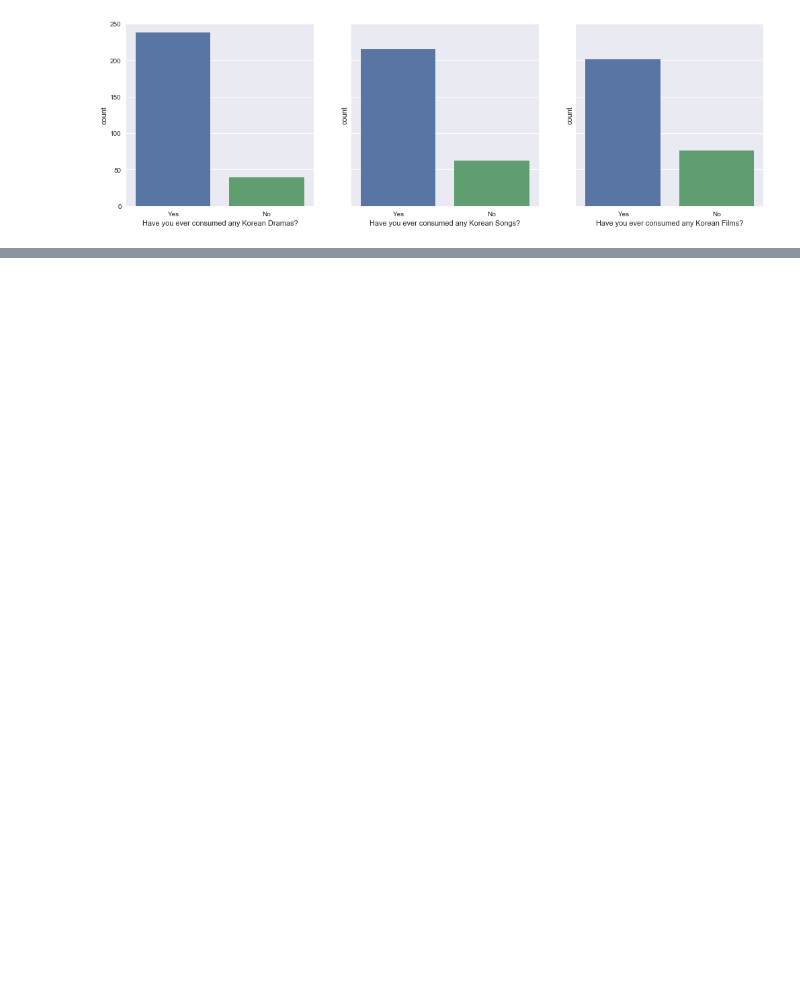
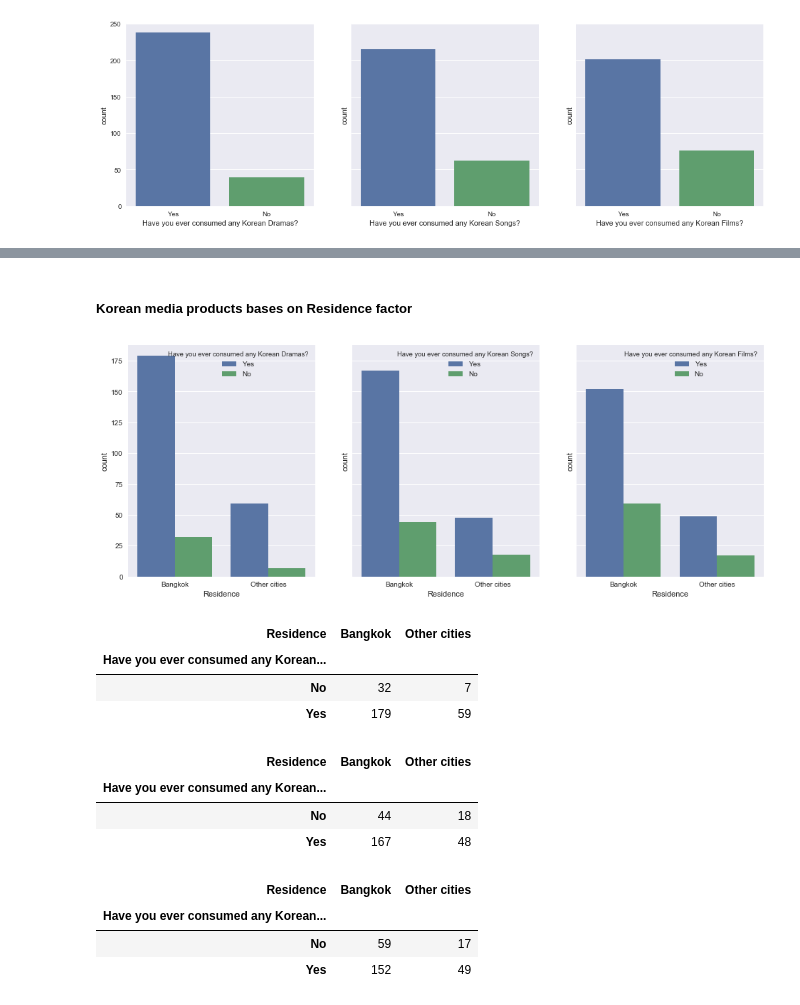
Before and after one commit to deartanapol10/Madmee-Final-Project, a Jupyter notebook: The Relation Between The Rise of Korean Wave (Hallyu) in Thailand and Thai People’s Attitude and Tendency in Visiting South Korea.ipynb, the cells around one changed output, grey strips where cells are left out. Drawn from its saved outputs; the diff is of its cells as text; code cells hidden in the pictures; blank space fills up the shorter version.

```diff
--- a/The Relation Between The Rise of Korean Wave (Hallyu) in Thailand and Thai People’s Attitude and Tendency in Visiting South Korea.ipynb
+++ b/The Relation Between The Rise of Korean Wave (Hallyu) in Thailand and Thai People’s Attitude and Tendency in Visiting South Korea.ipynb
@@ -205,0 +254,30 @@ sns.countplot(x=data.iloc[:, 5], data=data, ax=ax3);
+# %% [markdown]
+##### Korean media products bases on Residence factor
+# %%
+f, (ax1, ax2, ax3) = plt.subplots(1, 3, figsize=(16, 6), sharey=True);
+sns.countplot(x=data.iloc[:, 2], hue=data.iloc[:, 3], data=data, ax=ax1);
+sns.countplot(x=data.iloc[:, 2], hue=data.iloc[:, 4], data=data, ax=ax2);
+sns.countplot(x=data.iloc[:, 2], hue=data.iloc[:, 5], data=data, ax=ax3);
+# %% [output]
+[figure, added]
+# %%
+data.groupby(['Have you ever consumed any Korean Dramas?', 'Residence']).size().unstack()
+# %% [output]
+| Residence | Bangkok | Other cities |
+| Have you ever consumed any Korean... |  |  |
+| No | 32 | 7 |
+| Yes | 179 | 59 |
+# %%
+data.groupby(['Have you ever consumed any Korean Songs?', 'Residence']).size().unstack()
+# %% [output]
+| Residence | Bangkok | Other cities |
+| Have you ever consumed any Korean... |  |  |
+| No | 44 | 18 |
+| Yes | 167 | 48 |
+# %%
+data.groupby(['Have you ever consumed any Korean Films?', 'Residence']).size().unstack()
+# %% [output]
+| Residence | Bangkok | Other cities |
+| Have you ever consumed any Korean... |  |  |
+| No | 59 | 17 |
+| Yes | 152 | 49 |
```
Also changed, not shown: parts of 34 cells of this notebook.
